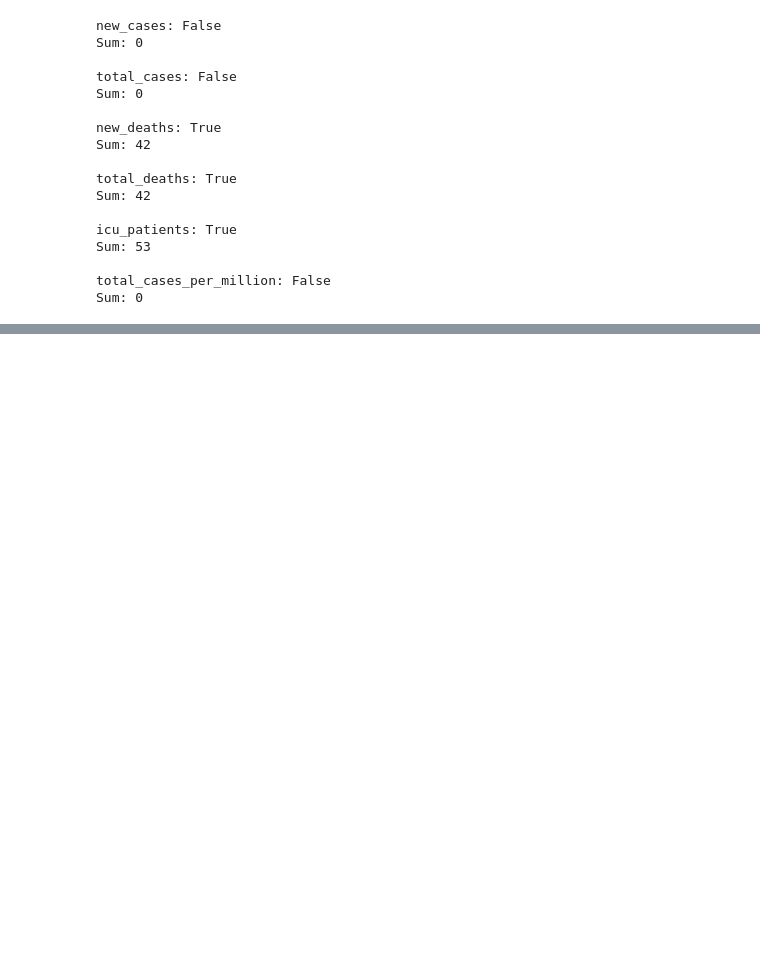
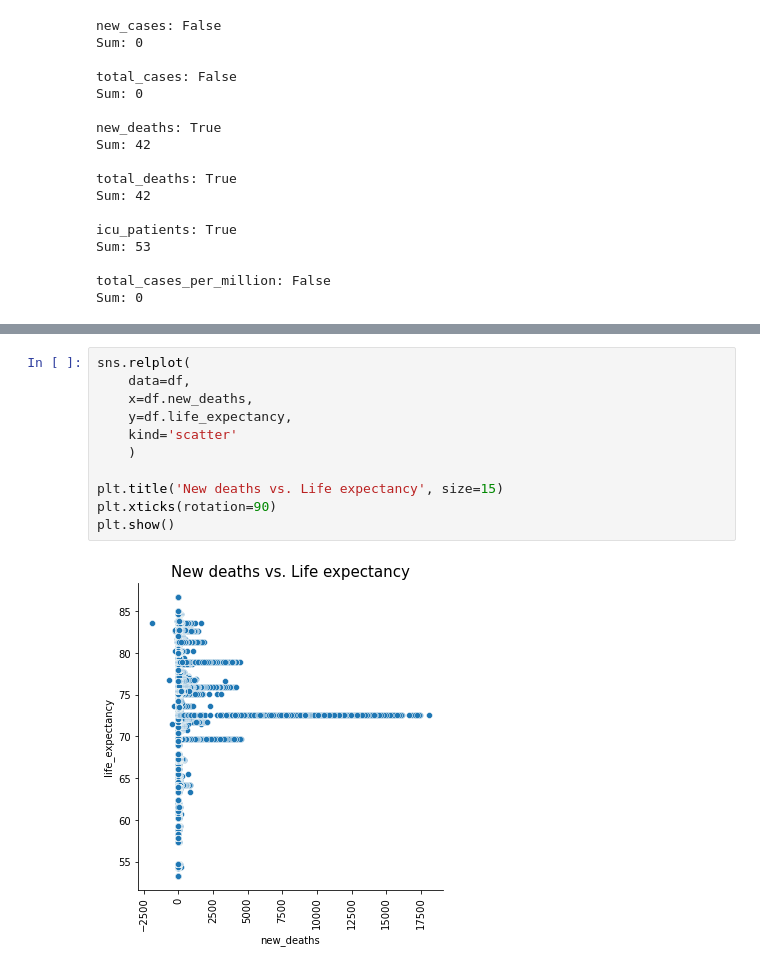
Before and after one commit to SebastianW89/COVID_19_GERMANY, a Jupyter notebook: COVID_WORLD_II.ipynb, the cells around one changed output, grey strips where cells are left out. Drawn from its saved outputs; the diff is of its cells as text; blank space fills up the shorter version.

```diff
--- a/COVID_WORLD_II.ipynb
+++ b/COVID_WORLD_II.ipynb
@@ -156,0 +167,13 @@ Index(['location', 'date', 'total_cases', 'new_cases', 'total_deaths',
+# %%
+sns.relplot(
+    data=df,
+    x=df.new_deaths,
+    y=df.life_expectancy,
+    kind='scatter'
+    )
+
+plt.title('New deaths vs. Life expectancy', size=15)
+plt.xticks(rotation=90)
+plt.show()
+# %% [output]
+[figure, added]
```
Also changed, not shown: parts of 11 cells of this notebook.
